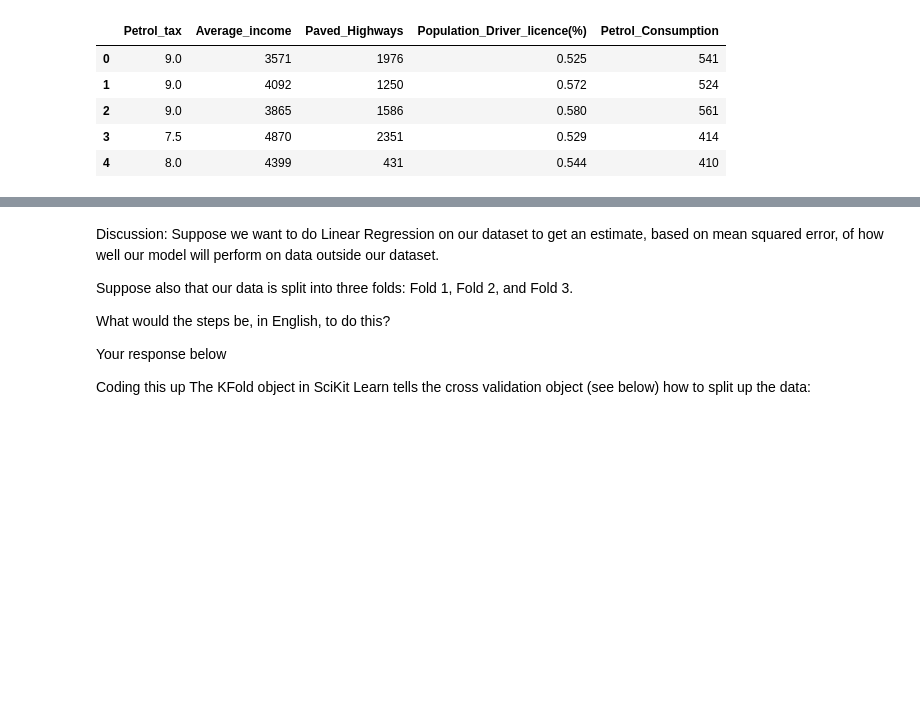
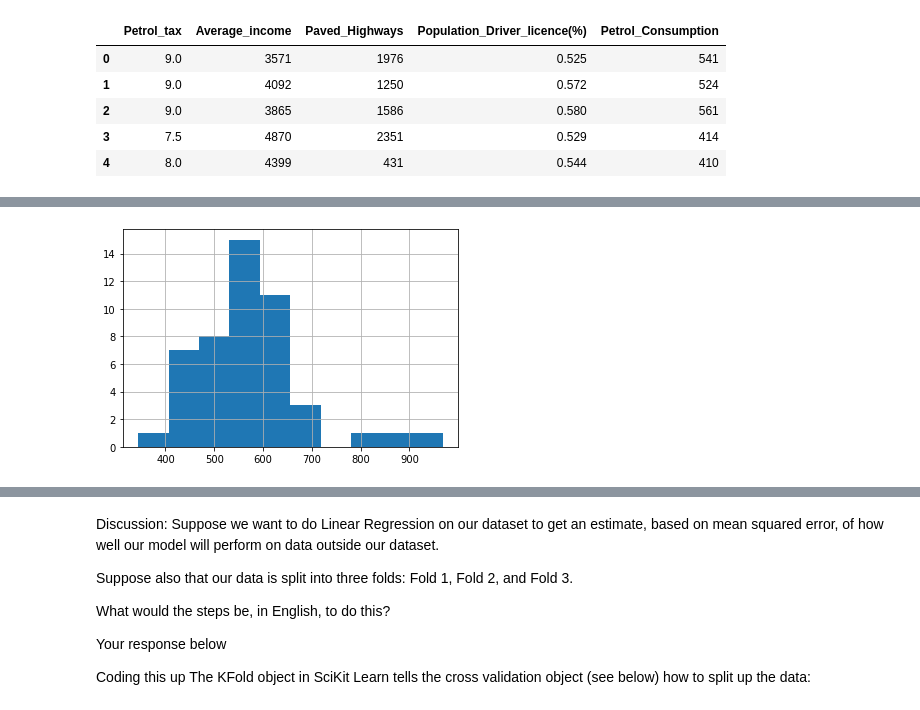
Before and after one commit to Balbuenar/Unclassified--repo, a Jupyter notebook: Petrol_Consumption.ipynb, the cells around one changed output, grey strips where cells are left out. Cells and saved outputs as stored; diff of their text form; code cells hidden in the pictures; blank space fills up the shorter version.

```diff
--- a/Petrol_Consumption.ipynb
+++ b/Petrol_Consumption.ipynb
@@ -39,0 +52,4 @@ dataset.head()
+# %%
+dataset.Petrol_Consumption.hist();
+# %% [output]
+[figure, added]
```
Also changed, not shown: parts of 26 cells of this notebook.
